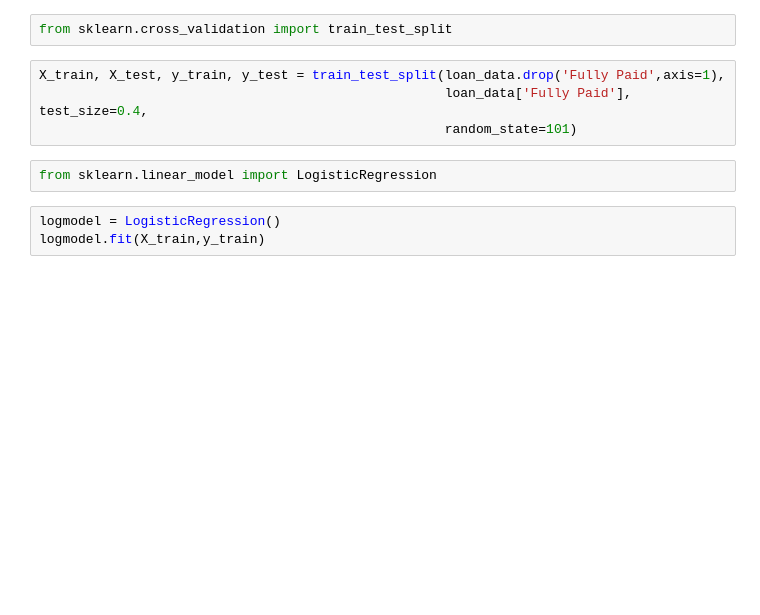
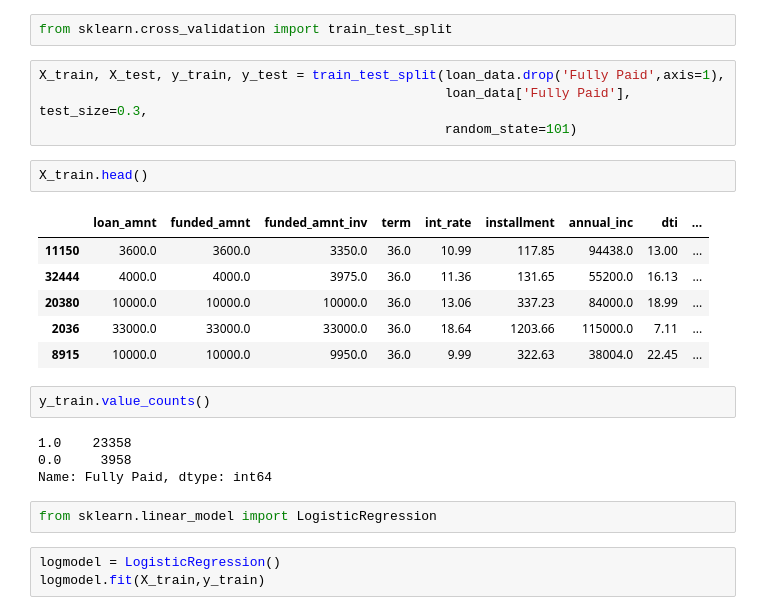
Before and after one commit to shobhitmishra/Udacity_Machine_Learning, a Jupyter notebook: Capstone Project/Lending_Tree_Loan_Prediction.ipynb, the cells around one changed output. Drawn from its saved outputs; the diff is of its cells as text; blank space fills up the shorter version.

```diff
--- a/Capstone Project/Lending_Tree_Loan_Prediction.ipynb
+++ b/Capstone Project/Lending_Tree_Loan_Prediction.ipynb
@@ -210,8 +210,23 @@ loan_data.describe()
 from sklearn.cross_validation import train_test_split
 # %%
 X_train, X_test, y_train, y_test = train_test_split(loan_data.drop('Fully Paid',axis=1),
-                                                    loan_data['Fully Paid'], test_size=0.4,
+                                                    loan_data['Fully Paid'], test_size=0.3,
                                                     random_state=101)
+# %%
+X_train.head()
+# %% [output]
+|  | loan_amnt | funded_amnt | funded_amnt_inv | term | int_rate | installment | annual_inc | dti | ... |
+| 11150 | 3600.0 | 3600.0 | 3350.0 | 36.0 | 10.99 | 117.85 | 94438.0 | 13.00 | ... |
+| 32444 | 4000.0 | 4000.0 | 3975.0 | 36.0 | 11.36 | 131.65 | 55200.0 | 16.13 | ... |
+| 20380 | 10000.0 | 10000.0 | 10000.0 | 36.0 | 13.06 | 337.23 | 84000.0 | 18.99 | ... |
+| 2036 | 33000.0 | 33000.0 | 33000.0 | 36.0 | 18.64 | 1203.66 | 115000.0 | 7.11 | ... |
+| 8915 | 10000.0 | 10000.0 | 9950.0 | 36.0 | 9.99 | 322.63 | 38004.0 | 22.45 | ... |
+# %%
+y_train.value_counts()
+# %% [output]
+1.0    23358
+0.0     3958
+Name: Fully Paid, dtype: int64
 # %%
 from sklearn.linear_model import LogisticRegression
 # %%
```
Also changed, not shown: parts of 12 cells of this notebook, 38 other files.
